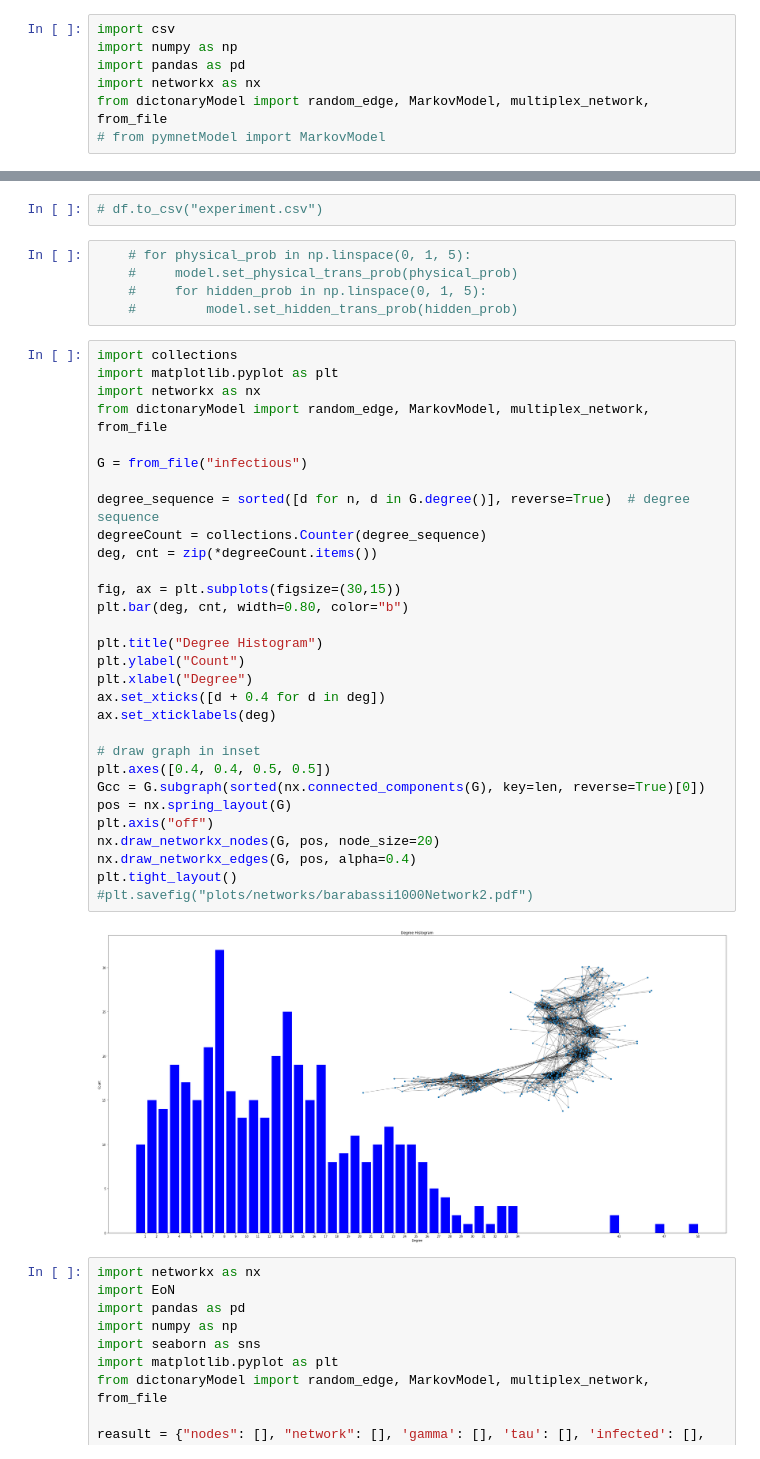
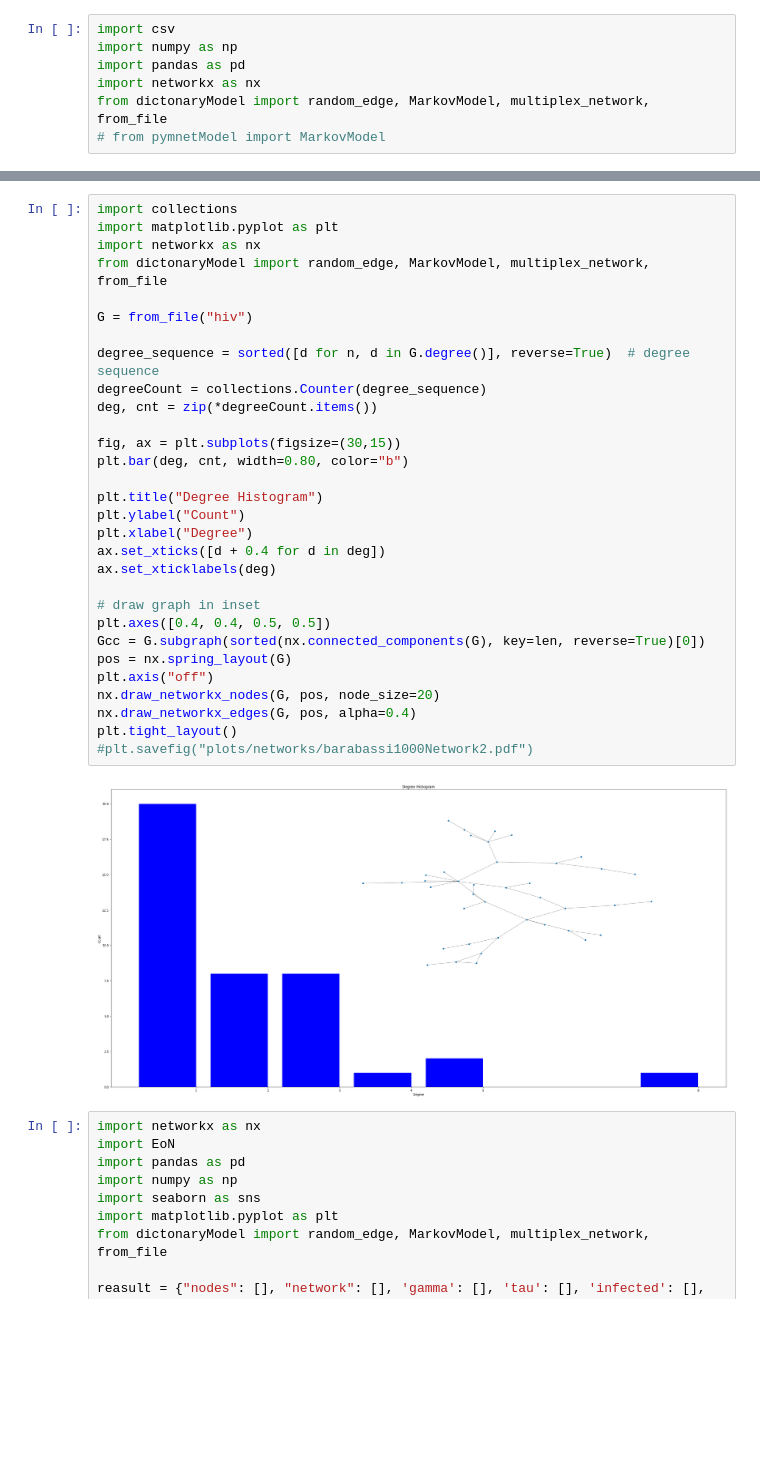
Before and after one commit to kk0walski/network_science, a Jupyter notebook: notebook.ipynb, the cells around one changed output, grey strips where cells are left out. Drawn from its saved outputs; the diff is of its cells as text; blank space fills up the shorter version.

```diff
--- a/notebook.ipynb
+++ b/notebook.ipynb
@@ -125,42 +8,35 @@ for network_name in ["hiv", "school", "infectious"]:
-# %%
-# df.to_csv("experiment.csv")
-# %%
-    # for physical_prob in np.linspace(0, 1, 5):
-    #     model.set_physical_trans_prob(physical_prob)
-    #     for hidden_prob in np.linspace(0, 1, 5):
-    #         model.set_hidden_trans_prob(hidden_prob)
 # %%
 import collections
 import matplotlib.pyplot as plt
 import networkx as nx
 from dictonaryModel import random_edge, MarkovModel, multiplex_network, from_file
 
-G = from_file("infectious")
+G = from_file("hiv")
 
 degree_sequence = sorted([d for n, d in G.degree()], reverse=True)  # degree sequence
 degreeCount = collections.Counter(degree_sequence)
 deg, cnt = zip(*degreeCount.items())
 
 fig, ax = plt.subplots(figsize=(30,15))
 plt.bar(deg, cnt, width=0.80, color="b")
 
 plt.title("Degree Histogram")
 plt.ylabel("Count")
 plt.xlabel("Degree")
 ax.set_xticks([d + 0.4 for d in deg])
 ax.set_xticklabels(deg)
 
 # draw graph in inset
 plt.axes([0.4, 0.4, 0.5, 0.5])
 Gcc = G.subgraph(sorted(nx.connected_components(G), key=len, reverse=True)[0])
 pos = nx.spring_layout(G)
 plt.axis("off")
 nx.draw_networkx_nodes(G, pos, node_size=20)
 nx.draw_networkx_edges(G, pos, alpha=0.4)
 plt.tight_layout()
 #plt.savefig("plots/networks/barabassi1000Network2.pdf")
 # %% [output]
-[figure, old version]
+[figure, new version]
 # %%
 import networkx as nx
 import EoN
```
Also changed, not shown: parts of 6 cells of this notebook.
